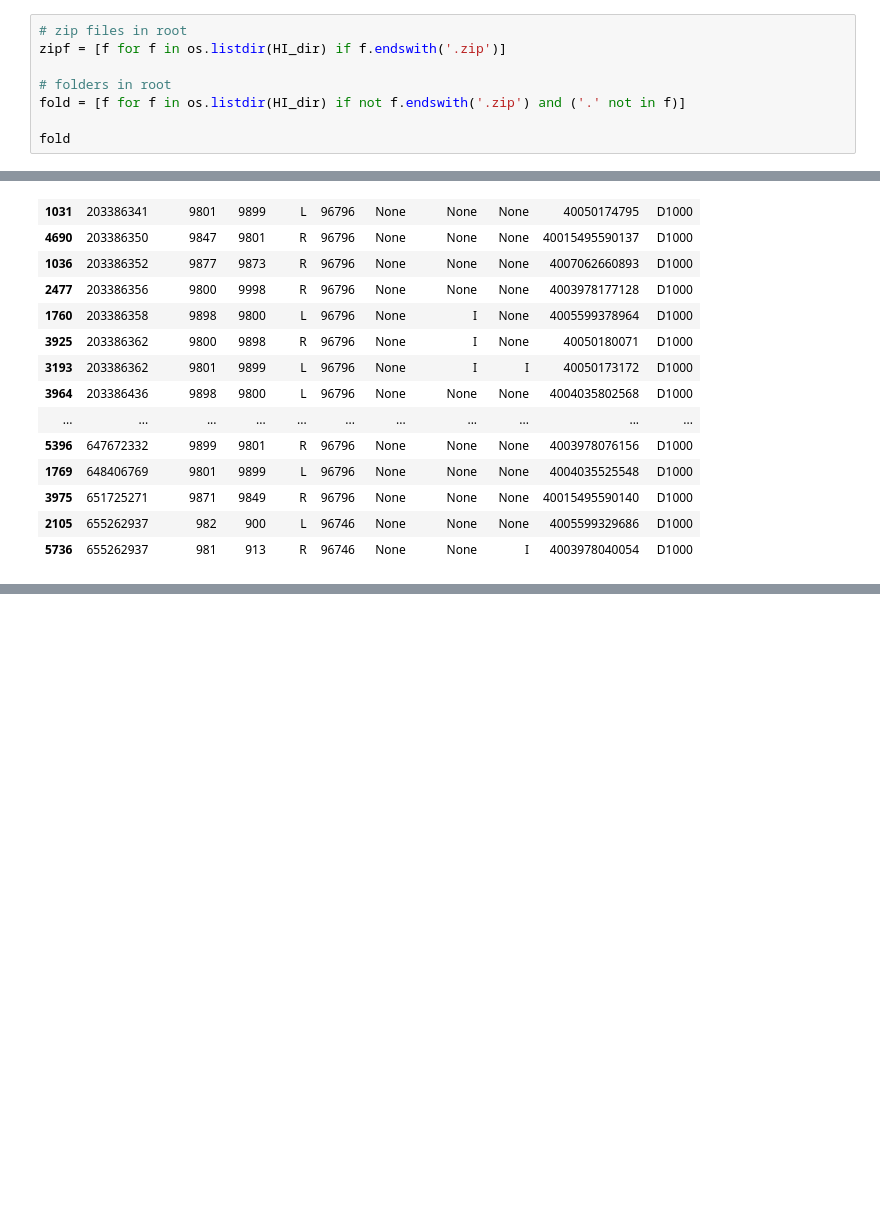
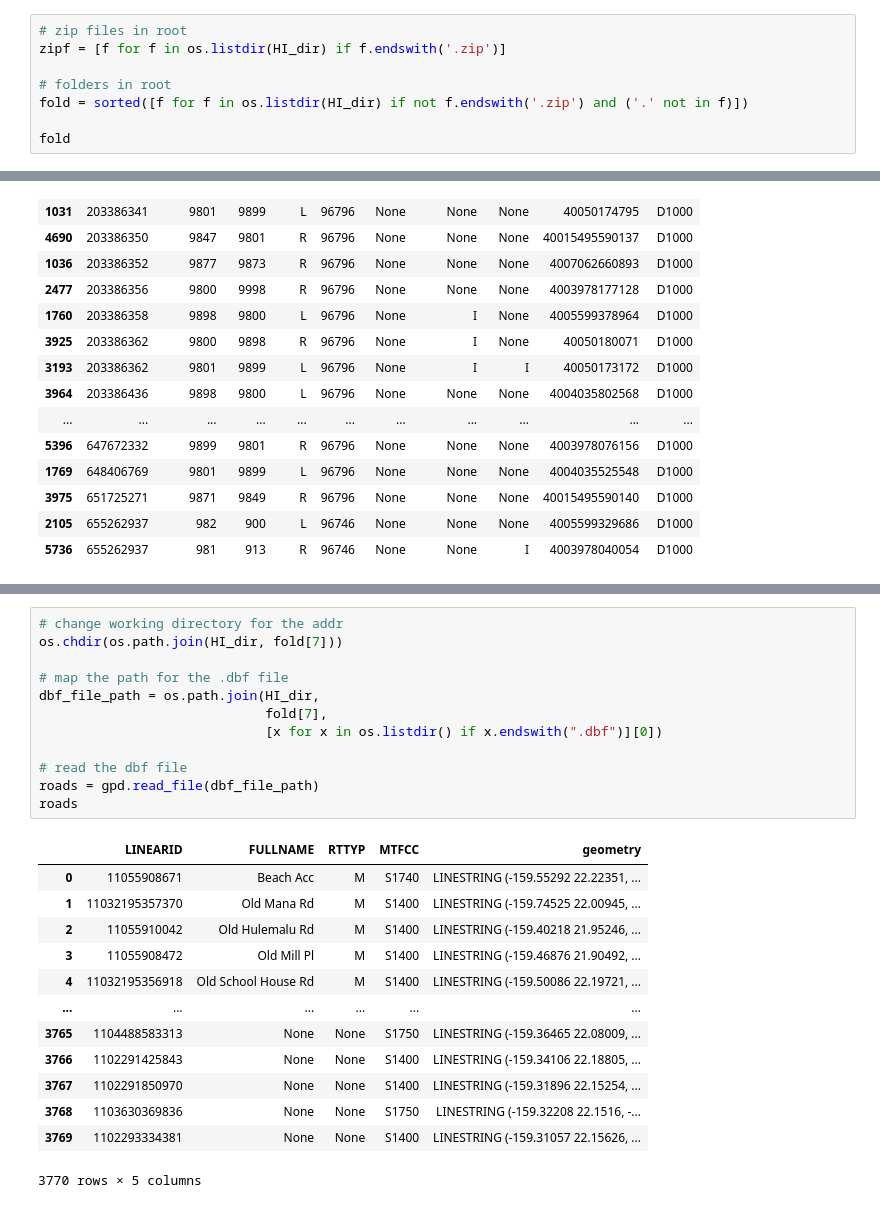
Before and after one commit to Freshwater-Initiative/Observatory, a Jupyter notebook: tutorials/inspect_ADDR_dbf.ipynb, the cells around one changed output, grey strips where cells are left out. Cells and saved outputs as stored; diff of their text form; blank space fills up the shorter version.

Commit message:
adding exploration of TLID, LINEARID, ARID

```diff
--- a/tutorials/inspect_ADDR_dbf.ipynb
+++ b/tutorials/inspect_ADDR_dbf.ipynb
@@ -54,7 +75,7 @@ done: /Users/jphuong/Downloads/HI_ADDR/tl_2025_15005_addr.zip
 zipf = [f for f in os.listdir(HI_dir) if f.endswith('.zip')]
 
 # folders in root
-fold = [f for f in os.listdir(HI_dir) if not f.endswith('.zip') and ('.' not in f)]
+fold = sorted([f for f in os.listdir(HI_dir) if not f.endswith('.zip') and ('.' not in f)])
 
 fold
 # %% [output]
@@ -250,0 +292,26 @@ gdf.query("FROMHN.str.startswith('98')", engine='python').sort_values('TLID')
+# %%
+# change working directory for the addr
+os.chdir(os.path.join(HI_dir, fold[7]))
+
+# map the path for the .dbf file
+dbf_file_path = os.path.join(HI_dir,
+                             fold[7],
+                             [x for x in os.listdir() if x.endswith(".dbf")][0])
+
+# read the dbf file
+roads = gpd.read_file(dbf_file_path)
+roads
+# %% [output]
+|  | LINEARID | FULLNAME | RTTYP | MTFCC | geometry |
+| 0 | 11055908671 | Beach Acc | M | S1740 | LINESTRING (-159.55292 22.22351, ... |
+| 1 | 11032195357370 | Old Mana Rd | M | S1400 | LINESTRING (-159.74525 22.00945, ... |
+| 2 | 11055910042 | Old Hulemalu Rd | M | S1400 | LINESTRING (-159.40218 21.95246, ... |
+| 3 | 11055908472 | Old Mill Pl | M | S1400 | LINESTRING (-159.46876 21.90492, ... |
+| 4 | 11032195356918 | Old School House Rd | M | S1400 | LINESTRING (-159.50086 22.19721, ... |
+| ... | ... | ... | ... | ... | ... |
+| 3765 | 1104488583313 | None | None | S1750 | LINESTRING (-159.36465 22.08009, ... |
+| 3766 | 1102291425843 | None | None | S1400 | LINESTRING (-159.34106 22.18805, ... |
+| 3767 | 1102291850970 | None | None | S1400 | LINESTRING (-159.31896 22.15254, ... |
+| 3768 | 1103630369836 | None | None | S1750 | LINESTRING (-159.32208 22.1516, -... |
+| 3769 | 1102293334381 | None | None | S1400 | LINESTRING (-159.31057 22.15626, ... |
+3770 rows × 5 columns
```
Also changed, not shown: parts of 15 cells of this notebook.
